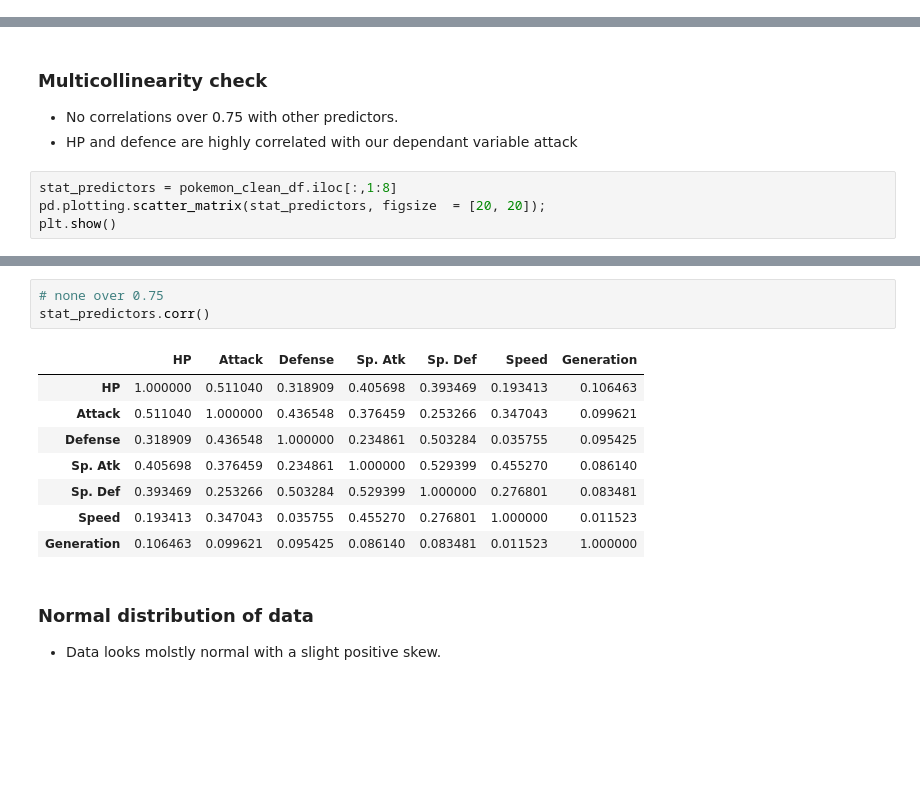
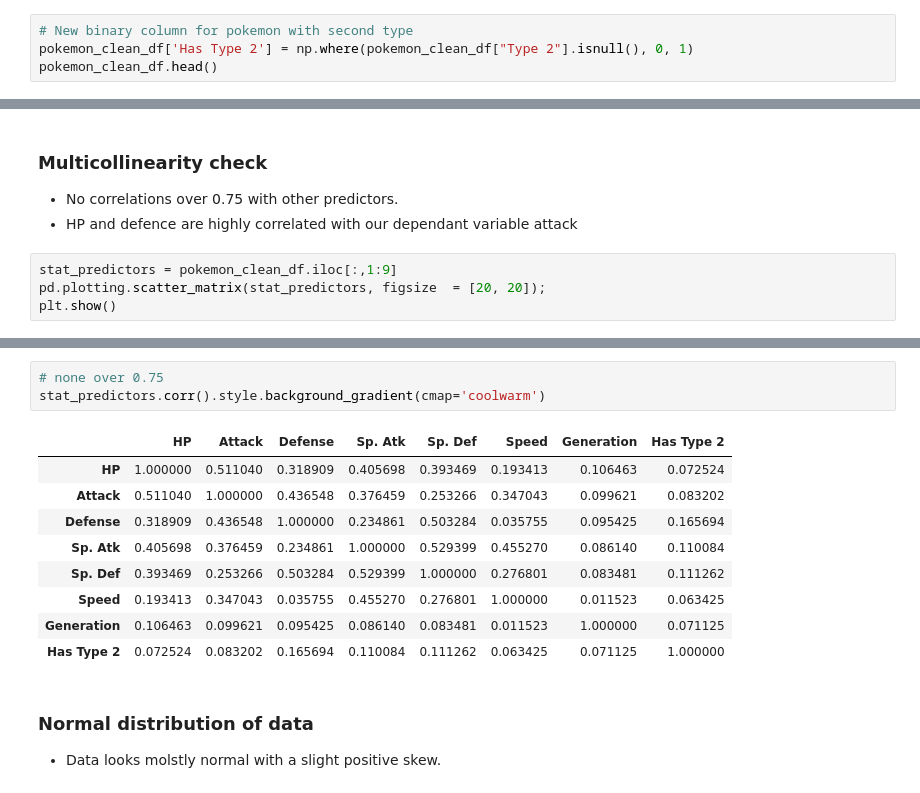
Before and after one commit to wong-ricky/capstone-pokemon, a Jupyter notebook: Pokemon.ipynb, the cells around one changed output, grey strips where cells are left out. Saved outputs shown, nothing was run; the diff lists cells and outputs as text; blank space fills up the shorter version.

```diff
--- a/Pokemon.ipynb
+++ b/Pokemon.ipynb
@@ -183,3 +183,7 @@ pokemon_clean_df.drop(remove_pokemon['Name'].index, axis=0, inplace=True)
 # %%
 # remove mega evolutions
 pokemon_clean_df.drop(pokemon_clean_df[pokemon_clean_df['Name'].str.contains('Mega')].index, inplace=True)
+# %%
+# New binary column for pokemon with second type
+pokemon_clean_df['Has Type 2'] = np.where(pokemon_clean_df["Type 2"].isnull(), 0, 1)
+pokemon_clean_df.head()
@@ -200,7 +211,7 @@ pokemon_clean_df.head()
 - No correlations over 0.75 with other predictors.
 - HP and defence are highly correlated with our dependant variable attack
 # %%
-stat_predictors = pokemon_clean_df.iloc[:,1:8]
+stat_predictors = pokemon_clean_df.iloc[:,1:9]
 pd.plotting.scatter_matrix(stat_predictors, figsize  = [20, 20]);
 plt.show()
 # %% [output]
@@ -208,15 +219,16 @@ plt.show()
 # %%
 # none over 0.75
-stat_predictors.corr()
+stat_predictors.corr().style.background_gradient(cmap='coolwarm')
 # %% [output]
-|  | HP | Attack | Defense | Sp. Atk | Sp. Def | Speed | Generation |
-| HP | 1.000000 | 0.511040 | 0.318909 | 0.405698 | 0.393469 | 0.193413 | 0.106463 |
-| Attack | 0.511040 | 1.000000 | 0.436548 | 0.376459 | 0.253266 | 0.347043 | 0.099621 |
-| Defense | 0.318909 | 0.436548 | 1.000000 | 0.234861 | 0.503284 | 0.035755 | 0.095425 |
-| Sp. Atk | 0.405698 | 0.376459 | 0.234861 | 1.000000 | 0.529399 | 0.455270 | 0.086140 |
-| Sp. Def | 0.393469 | 0.253266 | 0.503284 | 0.529399 | 1.000000 | 0.276801 | 0.083481 |
-| Speed | 0.193413 | 0.347043 | 0.035755 | 0.455270 | 0.276801 | 1.000000 | 0.011523 |
-| Generation | 0.106463 | 0.099621 | 0.095425 | 0.086140 | 0.083481 | 0.011523 | 1.000000 |
+|  | HP | Attack | Defense | Sp. Atk | Sp. Def | Speed | Generation | Has Type 2 |
+| HP | 1.000000 | 0.511040 | 0.318909 | 0.405698 | 0.393469 | 0.193413 | 0.106463 | 0.072524 |
+| Attack | 0.511040 | 1.000000 | 0.436548 | 0.376459 | 0.253266 | 0.347043 | 0.099621 | 0.083202 |
+| Defense | 0.318909 | 0.436548 | 1.000000 | 0.234861 | 0.503284 | 0.035755 | 0.095425 | 0.165694 |
+| Sp. Atk | 0.405698 | 0.376459 | 0.234861 | 1.000000 | 0.529399 | 0.455270 | 0.086140 | 0.110084 |
+| Sp. Def | 0.393469 | 0.253266 | 0.503284 | 0.529399 | 1.000000 | 0.276801 | 0.083481 | 0.111262 |
+| Speed | 0.193413 | 0.347043 | 0.035755 | 0.455270 | 0.276801 | 1.000000 | 0.011523 | 0.063425 |
+| Generation | 0.106463 | 0.099621 | 0.095425 | 0.086140 | 0.083481 | 0.011523 | 1.000000 | 0.071125 |
+| Has Type 2 | 0.072524 | 0.083202 | 0.165694 | 0.110084 | 0.111262 | 0.063425 | 0.071125 | 1.000000 |
 # %% [markdown]
 ### Normal distribution of data
 - Data looks molstly normal with a slight positive skew.
```
Also changed, not shown: parts of 29 cells of this notebook, 6 other files.
